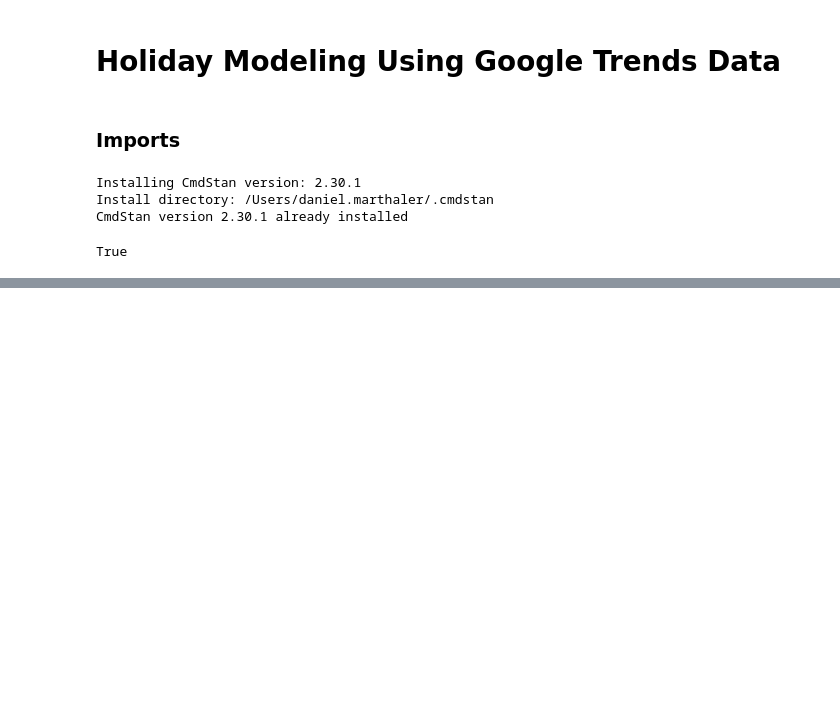
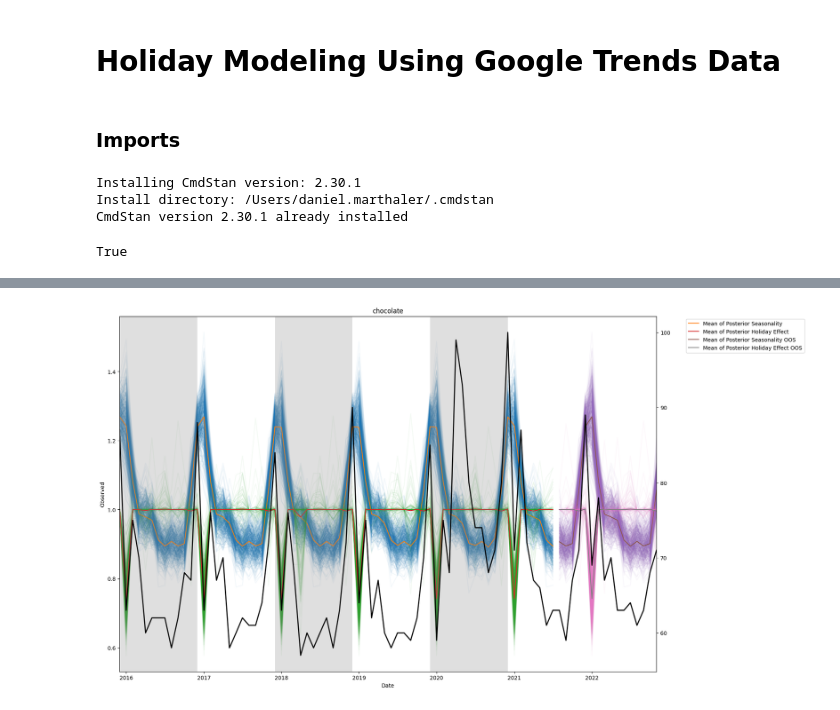
Before and after one commit to mathDR/bayesian_holidays, a Jupyter notebook: notebooks/holiday_notebook.ipynb, the cells around one changed output, grey strips where cells are left out. Drawn from its saved outputs; the diff is of its cells as text; code cells hidden in the pictures; blank space fills up the shorter version.

Commit message:
got most of plotting routines to work

```diff
--- a/notebooks/holiday_notebook.ipynb
+++ b/notebooks/holiday_notebook.ipynb
@@ -272,0 +208,81 @@ plt.show()
+# %%
+log_baseline = df_fit.stan_variable("log_baseline")
+seasonality = df_fit.stan_variable("seasonality")
+holiday_effect = df_fit.stan_variable("holiday_effect")
+
+test_baseline = df_fit.stan_variable("test_log_baseline")
+test_seasonality = df_fit.stan_variable("test_seasonality")
+test_holiday_effect = df_fit.stan_variable("test_holiday_effect")
+
+train_date = df.date.iloc[int(0.8 * df.shape[0])]
+
+df_train = df[df.date <= train_date]
+df_test = df[df.date > train_date]
+
+fig, ax = plt.subplots(figsize=(18, 12))
+if plot_train:
+    p = ax.plot(df_train.date, np.exp(seasonality[0, :]), alpha=0.05)
+    clr = p[0].get_color()
+    for i in range(1, seasonality.shape[0]):
+        ax.plot(df_train.date, np.exp(seasonality[i, :]), color=clr, alpha=0.05)
+    ax.plot(
+        df_train.date,
+        np.exp(np.mean(seasonality, axis=0)),
+        label="Mean of Posterior Seasonality",
+    )
+    p = ax.plot(df_train.date, np.exp(holiday_effect[0, :]), alpha=0.05)
+    clr = p[0].get_color()
+    for i in range(1, holiday_effect.shape[0]):
+        ax.plot(df_train.date, np.exp(holiday_effect[i, :]), color=clr, alpha=0.05)
+    ax.plot(
+        df_train.date,
+        np.exp(np.mean(holiday_effect, axis=0)),
+        label="Mean of Posterior Holiday Effect",
+    )
+if plot_test:
+    p = ax.plot(df_test.date, np.exp(test_seasonality[0, :]), alpha=0.05)
+    clr = p[0].get_color()
+    for i in range(1, test_seasonality.shape[0]):
+        ax.plot(df_test.date, np.exp(test_seasonality[i, :]), color=clr, alpha=0.05)
+    ax.plot(
+        df_test.date,
+        np.exp(np.mean(test_seasonality, axis=0)),
+        label="Mean of Posterior Seasonality OOS",
+    )
+    p = ax.plot(df_test.date, np.exp(test_holiday_effect[0, :]), alpha=0.05)
+    clr = p[0].get_color()
+    for i in range(1, test_holiday_effect.shape[0]):
+        ax.plot(
+            df_test.date, np.exp(test_holiday_effect[i, :]), color=clr, alpha=0.05
+        )
+    ax.plot(
+        df_test.date,
+        np.exp(np.mean(test_holiday_effect, axis=0)),
+        label="Mean of Posterior Holiday Effect OOS",
+    )
+ax1 = ax.twinx()
+if plot_train and plot_test:
+    ax1.plot(df.date, df.observed, label="Observed", lw=2, color="black")
+    ax1.set_xlim(pd.to_datetime(start_date), df.date.max())
+elif plot_train:
+    ax1.plot(
+        df_train.date, df_train.observed, label="Observed", lw=2, color="black"
+    )
+    ax1.set_xlim(pd.to_datetime(start_date), df_train.date.max())
+elif plot_test:
+    ax1.plot(df_test.date, df_test.observed, label="Observed", lw=2, color="black")
+ax.set_xlabel("Date")
+ax.set_ylabel("Observed")
+ax.legend(bbox_to_anchor=(1.05, 1), loc="upper left")
+for i in range(0, 5, 2):
+    plt.axvspan(
+        pd.to_datetime(start_date) + i * pd.offsets.DateOffset(years=1),
+        pd.to_datetime(start_date) + (i + 1) * pd.offsets.DateOffset(years=1),
+        facecolor="gray",
+        alpha=0.25,
+    )
+if name is not None:
+    plt.title(name)
+plt.show()
+# %% [output]
+[figure, added]
```
Also changed, not shown: parts of 7 cells of this notebook, 3 other files.
